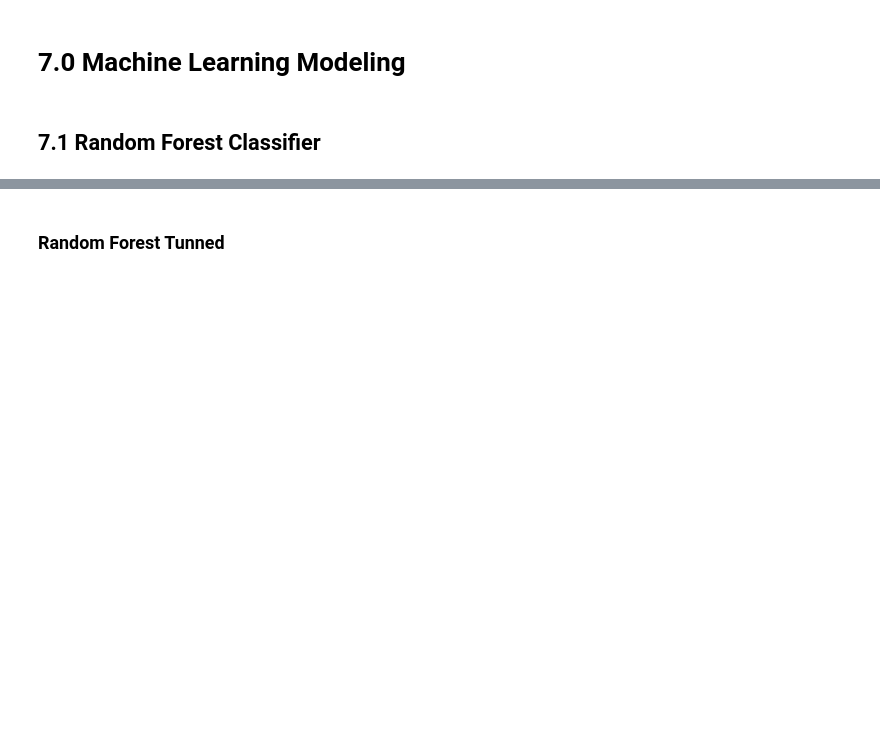
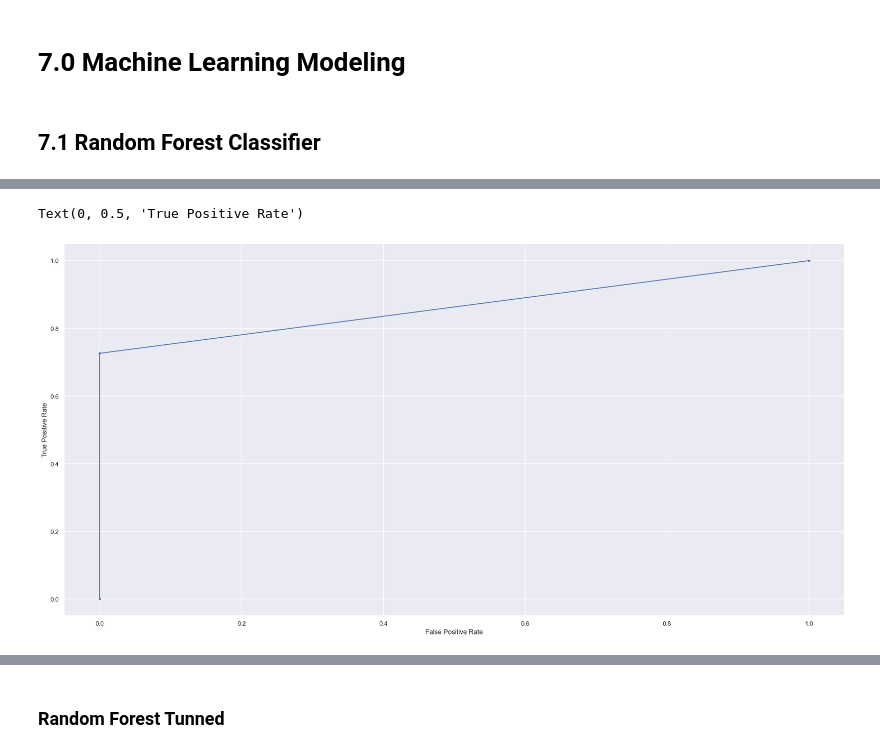
Before and after one commit to IanAndMendesDS/ds_fraud, a Jupyter notebook: notebooks/c3_ds_fraud.ipynb, the cells around one changed output, grey strips where cells are left out. Drawn from its saved outputs; the diff is of its cells as text; code cells hidden in the pictures; blank space fills up the shorter version.

```diff
--- a/notebooks/c3_ds_fraud.ipynb
+++ b/notebooks/c3_ds_fraud.ipynb
@@ -520,0 +524,9 @@ plt.show()
+# %%
+fpr, tpr, threshold = mt.roc_curve(y_test, y_hat_test)
+# %%
+plt.plot (fpr, tpr, marker='.')
+plt.xlabel ('False Positive Rate')
+plt.ylabel ('True Positive Rate')
+# %% [output]
+Text(0, 0.5, 'True Positive Rate')
+[figure, added]
```
Also changed, not shown: parts of 33 cells of this notebook, 5 other files.
